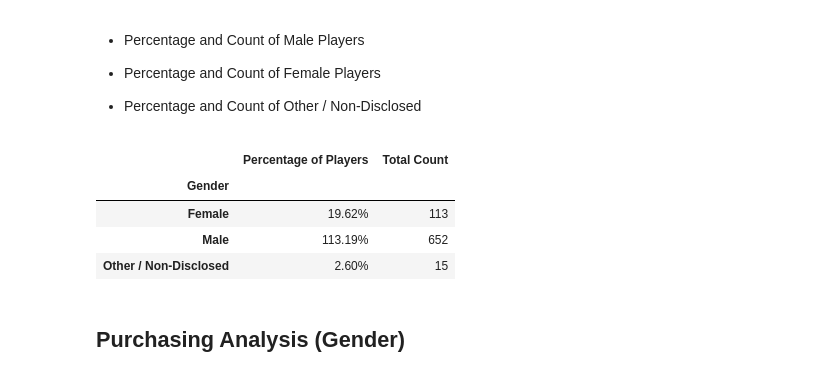
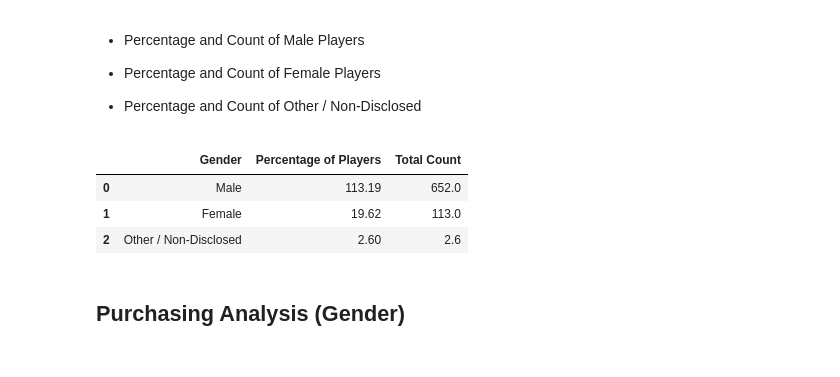
Before and after one commit to disco-nap/heroes-of-pymoli, a Jupyter notebook: HeroesOfPymoli.ipynb, the cells around one changed output. Cells and saved outputs as stored; diff of their text form; code cells hidden in the pictures.

```diff
--- a/HeroesOfPymoli/HeroesOfPymoli_starter.ipynb
+++ b/HeroesOfPymoli.ipynb
@@ -74,26 +69,35 @@ purchase_analysis_total_df
 
 
 * Percentage and Count of Other / Non-Disclosed
-# %%
-gender = purchase_data.groupby(["Gender"])
-
-gender_player_count = gender["SN"].count()
-gender_player_percent = gender_player_count / player_count * 100
-
-
-gender_demo_df = pd.DataFrame({"Percentage of Players": gender_player_percent,
-                            "Total Count": gender_player_count
-                            })
-
-gender_demo_df["Percentage of Players"] = gender_demo_df["Percentage of Players"].map("{:.2f}%".format)
-
-gender_demo_df
-# %% [output]
-|  | Percentage of Players | Total Count |
-| Gender |  |  |
-| Female | 19.62% | 113 |
-| Male | 113.19% | 652 |
-| Other / Non-Disclosed | 2.60% | 15 |
+# %%
+#Total count of players
+#Count of Male Players
+
+male_players_df = purchase_data.loc[purchase_data["Gender"] == "Male", :]
+male_players_count = male_players_df["SN"].count()
+male_players_percent = (male_players_count / player_count) * 100
+
+
+female_players_df = purchase_data.loc[purchase_data["Gender"] == "Female", :]
+female_players_count = female_players_df["SN"].count()
+female_players_percent = (female_players_count / player_count) * 100
+
+
+other_players_df = purchase_data.loc[purchase_data["Gender"] == "Other / Non-Disclosed", :]
+other_players_count = other_players_df["SN"].count()
+other_players_percent = (other_players_count / player_count) * 100
+
+
+gender_demographics_df = pd.DataFrame({"Gender": ["Male", "Female", "Other / Non-Disclosed"],
+                            "Percentage of Players": [male_players_percent, female_players_percent, other_players_percent],
+                            "Total Count": [male_players_count, female_players_count, other_players_percent]
+                            })
+gender_demographics_df.round(2)
+# %% [output]
+|  | Gender | Percentage of Players | Total Count |
+| 0 | Male | 113.19 | 652.0 |
+| 1 | Female | 19.62 | 113.0 |
+| 2 | Other / Non-Disclosed | 2.60 | 2.6 |
 # %% [markdown]
 
 ## Purchasing Analysis (Gender)
```
Also changed, not shown: parts of 9 cells of this notebook, 4 other files.
